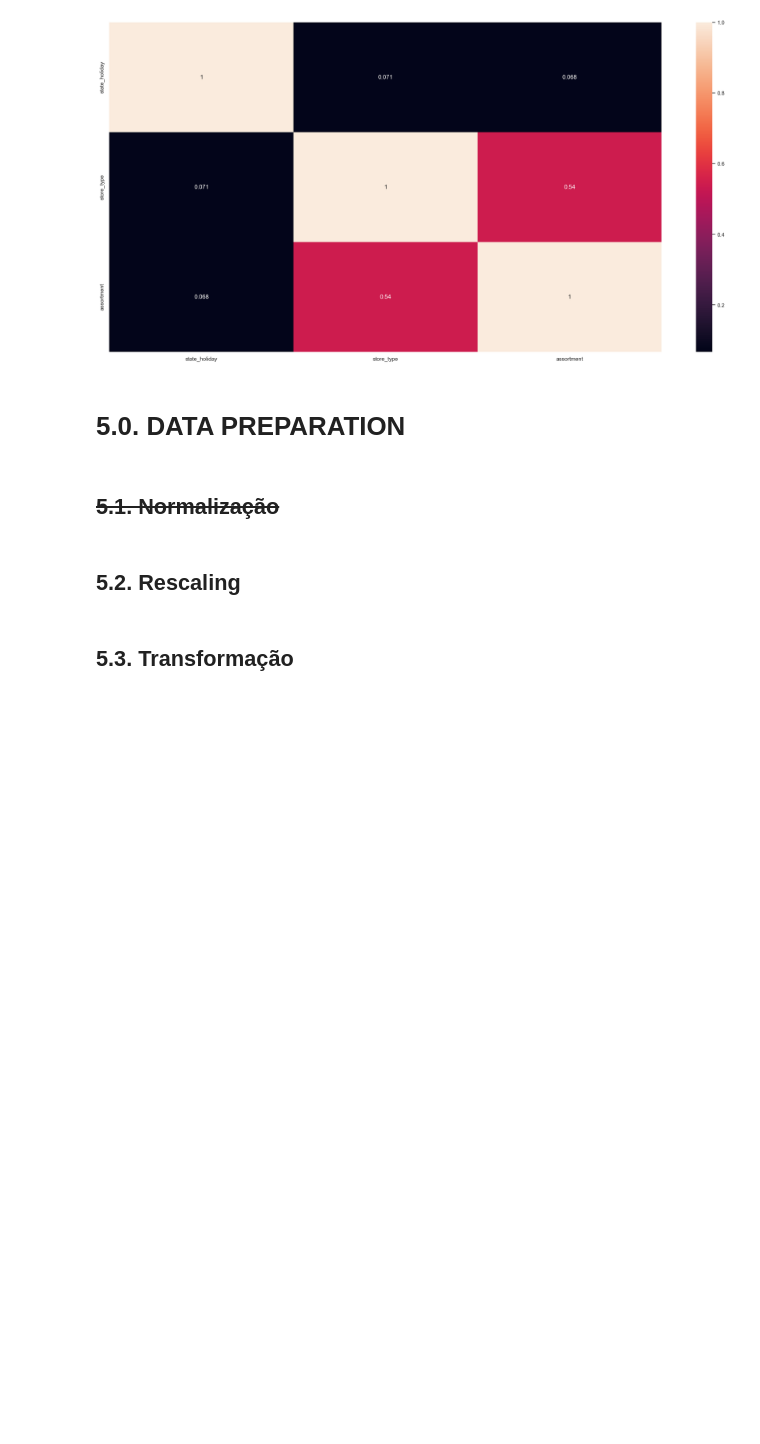
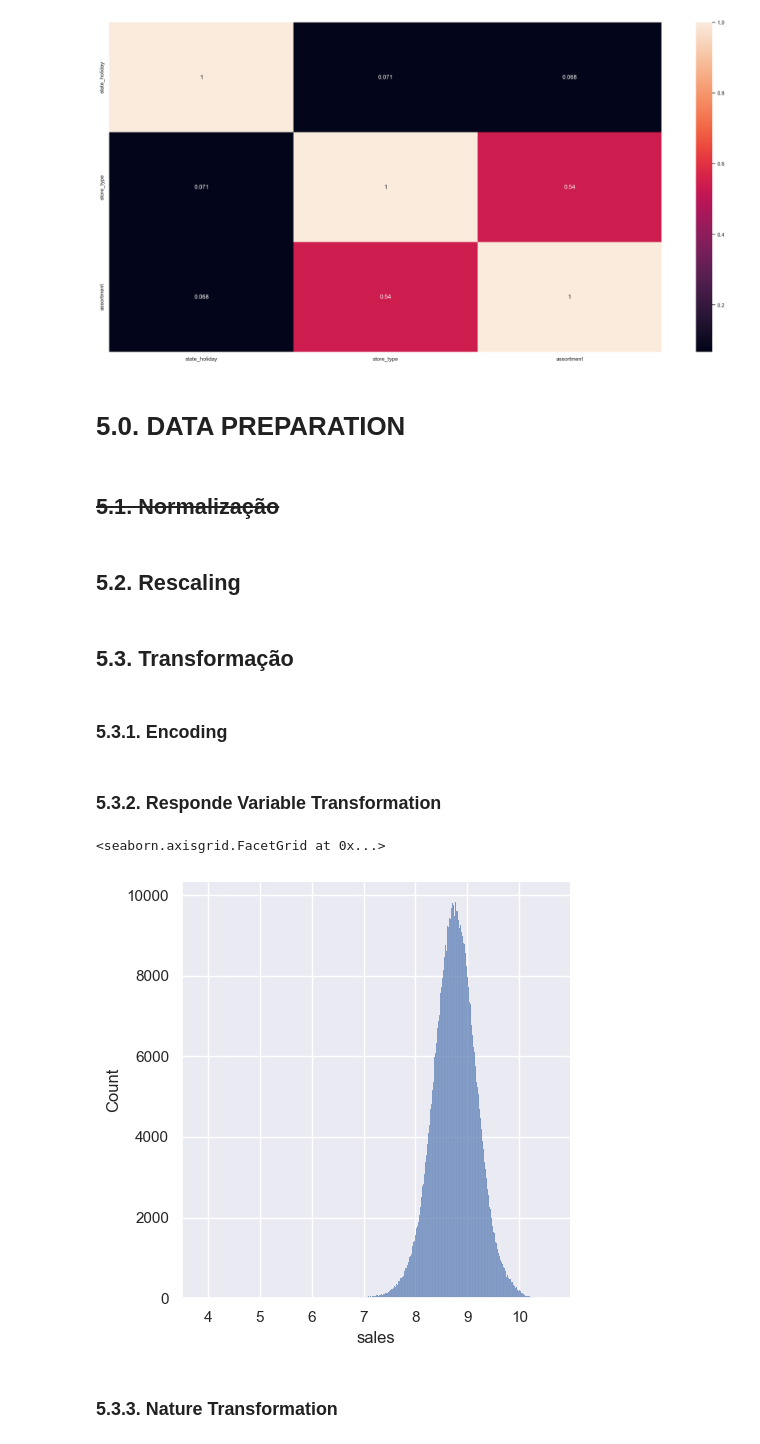
Before and after one commit to martinakbeck/ds_em_producao, a Jupyter notebook: m05_v01_store_sales_prediction.ipynb, the cells around one changed output. Cells and saved outputs as stored; diff of their text form; code cells hidden in the pictures; blank space fills up the shorter version.

```diff
--- a/m05_v01_store_sales_prediction.ipynb
+++ b/m05_v01_store_sales_prediction.ipynb
@@ -876,0 +864,2 @@ df5['assortment'] = df5['assortment'].map(assortment_dict)
+# %% [markdown]
+### 5.3.1. Encoding
@@ -877,2 +877,12 @@ df5['assortment'] = df5['assortment'].map(assortment_dict)
+# %% [markdown]
+### 5.3.2. Responde Variable Transformation
+# %%
+df5['sales'] = np.log1p(df5['sales'])
+sns.displot(df5['sales'])
+# %% [output]
+<seaborn.axisgrid.FacetGrid at 0x...>
+[figure, added]
+# %% [markdown]
+### 5.3.3. Nature Transformation
 # %%
 #day of week
```
Also changed, not shown: parts of 5 cells of this notebook.
